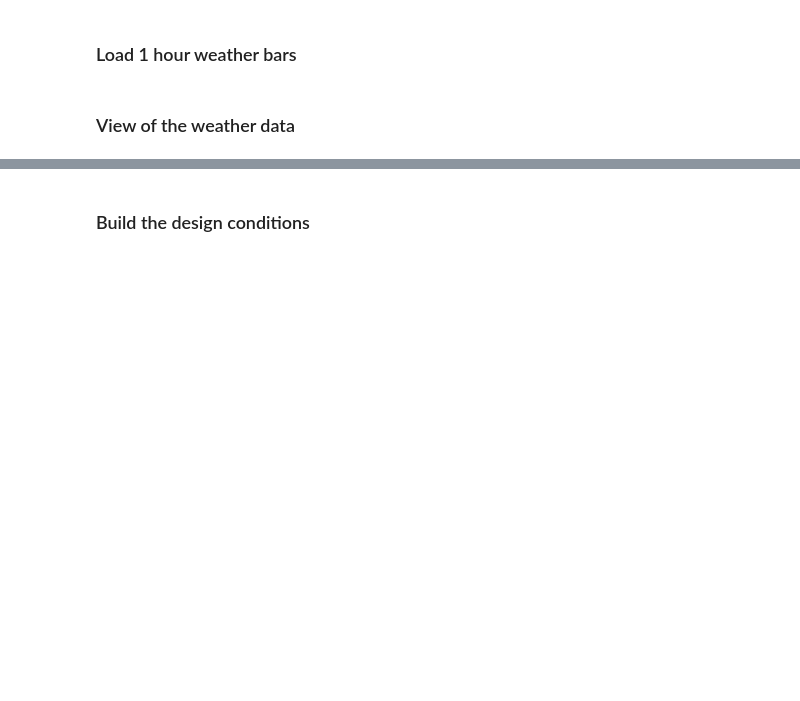
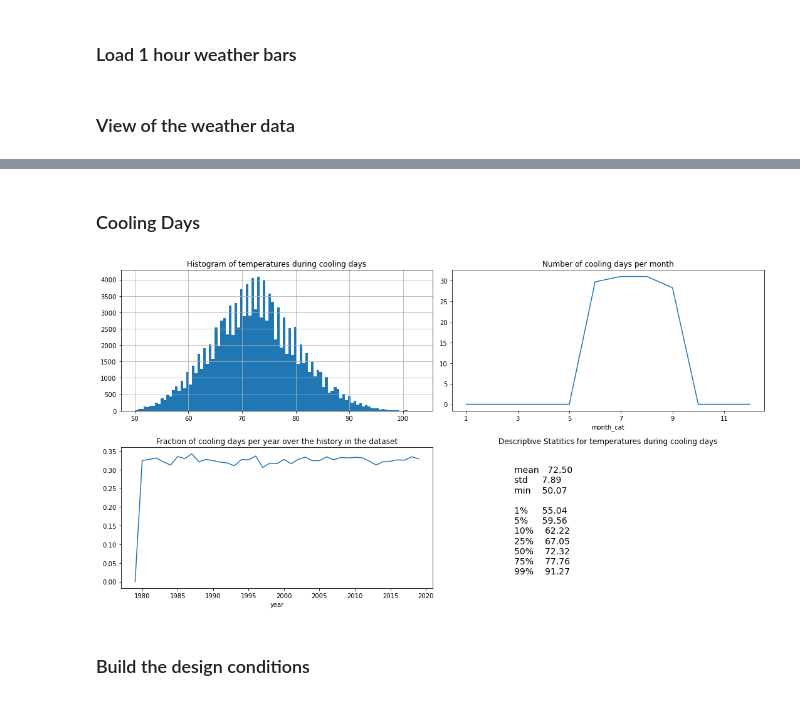
Before and after one commit to rhl-/airsource, a Jupyter notebook: airsource.ipynb, the cells around one changed output, grey strips where cells are left out. Cells and saved outputs as stored; diff of their text form; code cells hidden in the pictures; blank space fills up the shorter version.

```diff
--- a/airsource.ipynb
+++ b/airsource.ipynb
@@ -46,3 +53,23 @@ _ = axes[3].set_title('Descriptive Statitics for temperatures during heating day
+# %% [markdown]
+### Cooling Days
+# %%
+fig,axes=plt.subplots(2,2,figsize=(15,8))
+axes=axes.reshape(-1)
+cooling_day['temp'].hist(bins=100,ax=axes[0])
+axes[0].set_title('Histogram of temperatures during cooling days')
+axes[1].set_title('Number of cooling days per month')
+(cooling_day.drop_duplicates(subset=['date']).groupby('month_cat')['date'].nunique()/40.0).plot(ax=axes[1])
+axes[2].set_title('Fraction of cooling days per year over the history in the dataset')
+weather.groupby('year')['is_cooling_day'].mean().plot(ax=axes[2])
+desc=cooling_day['temp'].describe(percentiles=[.01,.05,.10,.25,.50,.75,.99])[['mean', 'std', 'min', '1%', '5%', '10%', '25%', '50%', '75%','99%']]
+_= axes[3].text(.20,.1,desc.to_string(float_format='%.2f').replace('\n','\n\n',3).replace('\n\n','\n',2),fontsize=14)
+axes[3].get_xaxis().set_visible(False)
+axes[3].get_yaxis().set_visible(False)
+_ = axes[3].axis('off')
+_ = axes[3].set_title('Descriptive Statitics for temperatures during cooling days')
+fig.tight_layout()
+# %% [output]
+[figure, added]
 # %% [markdown]
 ### Build the design conditions
 # %%
```
Also changed, not shown: parts of 39 cells of this notebook, 2 other files.
